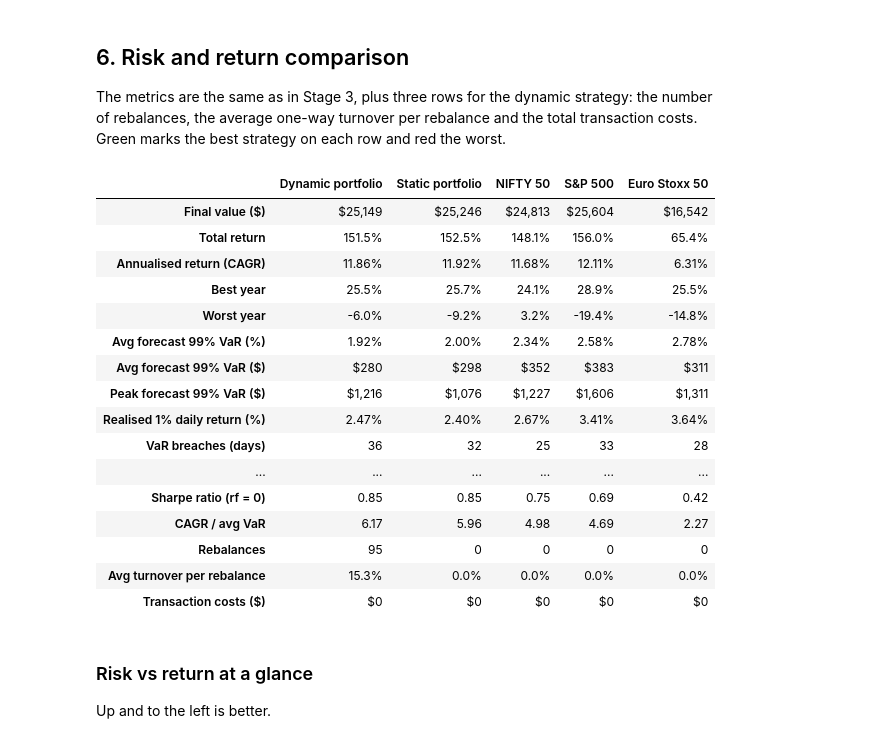
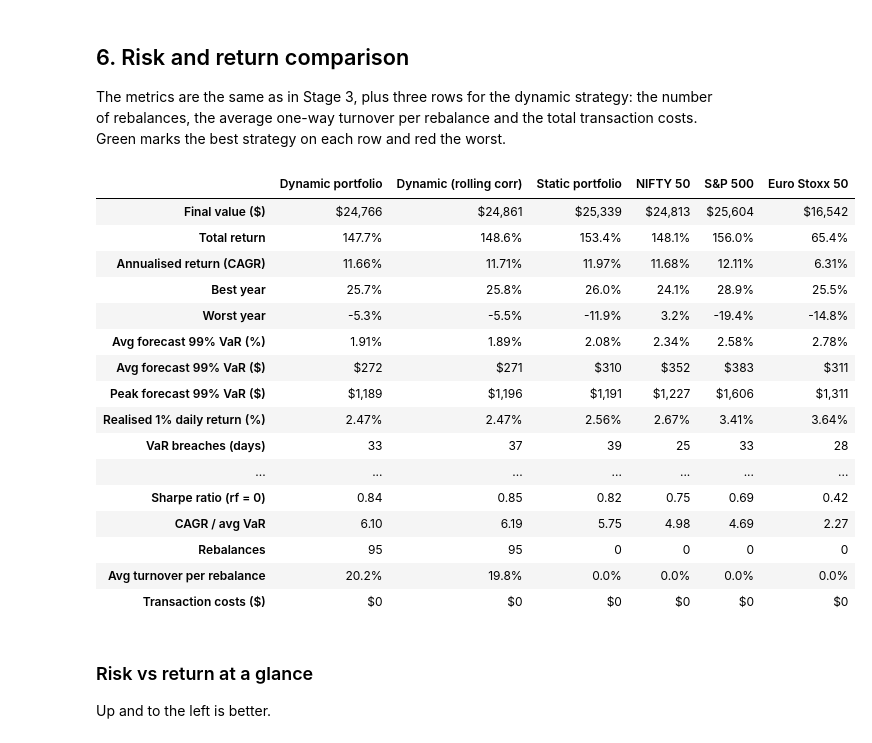
Before and after one commit to Akshay-Nagaraj/VaR-based-portfolio, a Jupyter notebook: dynamic-portfolio.ipynb, the cells around one changed output. Saved outputs shown, nothing was run; the diff lists cells and outputs as text; code cells hidden in the pictures.

Commit message:
additional changest o dynamic portfolio allocayion using dcc-garch models

```diff
--- a/dynamic-portfolio.ipynb
+++ b/dynamic-portfolio.ipynb
@@ -97,8 +98,9 @@ def fit_at(name, d):
         r = own_ret[name][own_ret[name].index <= d]
         res = arch_model(r, mean="Constant", vol="GARCH", p=1, o=1, q=1, dist="t").fit(disp="off")
         fixed = full_models[name].fix(res.params.values)
-        _cache[key] = {"params": res.params, "fixed": fixed,
-                       "z": (fixed.resid / fixed.conditional_volatility)[lambda s: s.index <= d]}
+        z_all = fixed.resid / fixed.conditional_volatility
+        _cache[key] = {"params": res.params, "fixed": fixed, "z_all": z_all,
+                       "z": z_all[z_all.index <= d]}
     return _cache[key]
 
 def own_last(name, d):
@@ -198,7 +281,7 @@ def rebalance_dates(freq):
 
 def run_strategy(freq=REBALANCE_FREQ, refit=REFIT_GARCH, target=TARGET_RETURN,
                  corr_window=CORR_WINDOW, return_window=RETURN_WINDOW,
-                 tc_bps=TRANSACTION_COST_BPS, fixed_weights=None):
+                 tc_bps=TRANSACTION_COST_BPS, fixed_weights=None, corr_model=CORR_MODEL):
     dates = rebalance_dates(freq)
     units, rows, log = None, [], []
     for k, d in enumerate(dates):
@@ -206,7 +289,7 @@ def run_strategy(freq=REBALANCE_FREQ, refit=REFIT_GARCH, target=TARGET_RETURN,
         days = P.index[(P.index > d) & (P.index <= end)]
         if len(days) == 0:
             continue
-        inp = planning_inputs(d, days, d if refit else last_train, corr_window, return_window)
+        inp = planning_inputs(d, days, d if refit else last_train, corr_window, return_window, corr_model)
 
         if fixed_weights is not None:
             w, feasible = np.asarray(fixed_weights, float), True
@@ -225,7 +308,9 @@ def run_strategy(freq=REBALANCE_FREQ, refit=REFIT_GARCH, target=TARGET_RETURN,
         units = V * w / px
         log.append({"date": d, **dict(zip(NAMES, w)), "feasible": feasible, "turnover": turnover,
                     "cost": cost, "value": V, "exp_return": w @ inp["mu_a"],
-                    "planned_VaR": port_var(w, inp), **{f"mu {n}": m for n, m in zip(NAMES, inp["mu_a"])}})
+                    "planned_VaR": port_var(w, inp), **{f"mu {n}": m for n, m in zip(NAMES, inp["mu_a"])},
+                    "dcc_a": inp["dcc"][0] if inp["dcc"] is not None else np.nan,
+                    "dcc_b": inp["dcc"][1] if inp["dcc"] is not None else np.nan})
 
         # one-step-ahead sigma / mu on each index's own days, mapped to the common calendar
         sig_t, mu_t = {}, {}
@@ -238,12 +323,22 @@ def run_strategy(freq=REBALANCE_FREQ, refit=REFIT_GARCH, target=TARGET_RETURN,
             mu_t[n] = np.where(is_open, m.reindex(days).ffill().values, 0.0)
         sig_t, mu_t = pd.DataFrame(sig_t, index=days), pd.DataFrame(mu_t, index=days)
 
+        # correlation matrix for each day of the period
+        if inp["dcc"] is not None:
+            a_, b_, Qbar_, Qn_ = inp["dcc"]
+            zall = pd.DataFrame({n: inp["fits"][n]["z_all"] for n in NAMES}).dropna()
+            zf = zall[(zall.index > d) & (zall.index <= end)]
+            Qseq = dcc_filter(zf.values, a_, b_, Qbar_, Q0=Qn_)
+            R_path = q_to_r(Qseq[np.searchsorted(zf.index.values, days.values, side="left")])
+        else:
+            R_path = np.broadcast_to(inp["R"], (len(days), 3, 3))
+
         hold = P.loc[days].values * units
         prev_hold = np.vstack([units * px, hold[:-1]])
         prev_val = prev_hold.sum(axis=1)
         w_t = prev_hold / prev_val[:, None]
         X = w_t * sig_t.values
-        pvar = np.einsum("ni,ij,nj->n", X, inp["R"], X)
+        pvar = np.einsum("ni,nij,nj->n", X, R_path, X)
         nu_t = w_t @ inp["NU"]
         var_pct = -((w_t * mu_t.values).sum(axis=1) - t_quantile(VAR_LEVEL, nu_t) * np.sqrt(pvar))
         val = hold.sum(axis=1)
@@ -252,6 +347,7 @@ def run_strategy(freq=REBALANCE_FREQ, refit=REFIT_GARCH, target=TARGET_RETURN,
             "ret_pct": 100 * (val / prev_val - 1), "log_ret_pct": 100 * np.log(val / prev_val),
             "VaR_pct": var_pct, "port_sigma": np.sqrt(pvar),
             **{f"w {n}": w_t[:, i] for i, n in enumerate(NAMES)},
+            "rho NIFTY-S&P": R_path[:, 0, 1], "rho NIFTY-Euro": R_path[:, 0, 2], "rho S&P-Euro": R_path[:, 1, 2],
         }, index=days))
         # costs reduce value at the rebalance itself; record against the first day of the period
         rows[-1].iloc[0, rows[-1].columns.get_loc("prev_value")] += cost
@@ -270,14 +367,21 @@ def run_strategy(freq=REBALANCE_FREQ, refit=REFIT_GARCH, target=TARGET_RETURN,
 * **Single indices:** 100% in each index, buy and hold.
 # %%
 dyn, dyn_log = run_strategy()
+alt_model = "rolling" if CORR_MODEL == "dcc" else "dcc"
+dyn_roll, dyn_roll_log = run_strategy(corr_model=alt_model)
 
-_static_inp = planning_inputs(last_train, test_idx, last_train, None, None)
+_static_inp = planning_inputs(last_train, test_idx, last_train, None, None, "rolling")
 static_w, _ = optimise(_static_inp, TARGET_RETURN)
-static, static_log = run_strategy(freq=None, refit=False, corr_window=None, fixed_weights=static_w)
+static, static_log = run_strategy(freq=None, refit=False, corr_window=None, fixed_weights=static_w,
+                                  corr_model="rolling")
 
-results = {"Dynamic portfolio": dyn, "Static portfolio": static}
+ALT_LABEL = "Dynamic (rolling corr)" if CORR_MODEL == "dcc" else "Dynamic (DCC corr)"
+COLORS.setdefault(ALT_LABEL, "mediumpurple")
+results = {"Dynamic portfolio": dyn, ALT_LABEL: dyn_roll, "Static portfolio": static}
+LOGS = {"Dynamic portfolio": dyn_log, ALT_LABEL: dyn_roll_log}
 for i, n in enumerate(NAMES):
-    results[n], _ = run_strategy(freq=None, refit=False, corr_window=None, fixed_weights=np.eye(3)[i])
+    results[n], _ = run_strategy(freq=None, refit=False, corr_window=None, fixed_weights=np.eye(3)[i],
+                                 corr_model="rolling")
 
 print(f"Rebalances: {len(dyn_log)}   "
       f"target infeasible on {(~dyn_log['feasible']).sum()} of them")
@@ -408,8 +549,7 @@ def metrics(df, log=None):
     }
     return m
 
-comparison = pd.DataFrame({label: metrics(df, dyn_log if label == "Dynamic portfolio" else None)
-                           for label, df in results.items()})
+comparison = pd.DataFrame({label: metrics(df, LOGS.get(label)) for label, df in results.items()})
 
 higher_better = {"Final value ($)", "Total return", "Annualised return (CAGR)", "Best year", "Worst year",
                  "Max drawdown", "Sharpe ratio (rf = 0)", "CAGR / avg VaR", "Kupiec p", "Christoffersen p"}
@@ -419,50 +559,50 @@ lower_better = {"Avg forecast 99% VaR (%)", "Avg forecast 99% VaR ($)", "Peak fo
 def highlight(row):
     if row.name in higher_better:
         best, worst = row.max(), row.min()
     elif row.name in lower_better:
         best, worst = row.min(), row.max()
     else:
         return [""] * len(row)
     return ["background-color: #d4edda; font-weight: bold" if np.isclose(v, best) else
             "background-color: #f8d7da" if np.isclose(v, worst) else "" for v in row]
 
 FMT = {
     "Final value ($)": "${:,.0f}", "Avg forecast 99% VaR ($)": "${:,.0f}", "Peak forecast 99% VaR ($)": "${:,.0f}",
     "Worst day ($)": "${:,.0f}", "Transaction costs ($)": "${:,.0f}",
     "Total return": "{:.1%}", "Annualised return (CAGR)": "{:.2%}", "Best year": "{:.1%}", "Worst year": "{:.1%}",
     "VaR breach rate": "{:.2%}", "Annualised volatility": "{:.1%}", "Max drawdown": "{:.1%}",
     "Avg turnover per rebalance": "{:.1%}",
     "Avg forecast 99% VaR (%)": "{:.2f}%", "Realised 1% daily return (%)": "{:.2f}%",
     "VaR breaches (days)": "{:.0f}", "Rebalances": "{:.0f}",
     "Kupiec p": "{:.3f}", "Christoffersen p": "{:.3f}", "Sharpe ratio (rf = 0)": "{:.2f}", "CAGR / avg VaR": "{:.2f}",
 }
 
 def show(table):
     sty = table.style.apply(highlight, axis=1)
     for row, f in FMT.items():
         if row in table.index:
             sty = sty.format(f, subset=pd.IndexSlice[row, :])
     return sty
 
 show(comparison)
 # %% [output]
-|  | Dynamic portfolio | Static portfolio | NIFTY 50 | S&P 500 | Euro Stoxx 50 |
-| Final value ($) | $25,149 | $25,246 | $24,813 | $25,604 | $16,542 |
-| Total return | 151.5% | 152.5% | 148.1% | 156.0% | 65.4% |
-| Annualised return (CAGR) | 11.86% | 11.92% | 11.68% | 12.11% | 6.31% |
-| Best year | 25.5% | 25.7% | 24.1% | 28.9% | 25.5% |
-| Worst year | -6.0% | -9.2% | 3.2% | -19.4% | -14.8% |
-| Avg forecast 99% VaR (%) | 1.92% | 2.00% | 2.34% | 2.58% | 2.78% |
-| Avg forecast 99% VaR ($) | $280 | $298 | $352 | $383 | $311 |
-| Peak forecast 99% VaR ($) | $1,216 | $1,076 | $1,227 | $1,606 | $1,311 |
-| Realised 1% daily return (%) | 2.47% | 2.40% | 2.67% | 3.41% | 3.64% |
-| VaR breaches (days) | 36 | 32 | 25 | 33 | 28 |
-| ... | ... | ... | ... | ... | ... |
-| Sharpe ratio (rf = 0) | 0.85 | 0.85 | 0.75 | 0.69 | 0.42 |
-| CAGR / avg VaR | 6.17 | 5.96 | 4.98 | 4.69 | 2.27 |
-| Rebalances | 95 | 0 | 0 | 0 | 0 |
-| Avg turnover per rebalance | 15.3% | 0.0% | 0.0% | 0.0% | 0.0% |
-| Transaction costs ($) | $0 | $0 | $0 | $0 | $0 |
+|  | Dynamic portfolio | Dynamic (rolling corr) | Static portfolio | NIFTY 50 | S&P 500 | Euro Stoxx 50 |
+| Final value ($) | $24,766 | $24,861 | $25,339 | $24,813 | $25,604 | $16,542 |
+| Total return | 147.7% | 148.6% | 153.4% | 148.1% | 156.0% | 65.4% |
+| Annualised return (CAGR) | 11.66% | 11.71% | 11.97% | 11.68% | 12.11% | 6.31% |
+| Best year | 25.7% | 25.8% | 26.0% | 24.1% | 28.9% | 25.5% |
+| Worst year | -5.3% | -5.5% | -11.9% | 3.2% | -19.4% | -14.8% |
+| Avg forecast 99% VaR (%) | 1.91% | 1.89% | 2.08% | 2.34% | 2.58% | 2.78% |
+| Avg forecast 99% VaR ($) | $272 | $271 | $310 | $352 | $383 | $311 |
+| Peak forecast 99% VaR ($) | $1,189 | $1,196 | $1,191 | $1,227 | $1,606 | $1,311 |
+| Realised 1% daily return (%) | 2.47% | 2.47% | 2.56% | 2.67% | 3.41% | 3.64% |
+| VaR breaches (days) | 33 | 37 | 39 | 25 | 33 | 28 |
+| ... | ... | ... | ... | ... | ... | ... |
+| Sharpe ratio (rf = 0) | 0.84 | 0.85 | 0.82 | 0.75 | 0.69 | 0.42 |
+| CAGR / avg VaR | 6.10 | 6.19 | 5.75 | 4.98 | 4.69 | 2.27 |
+| Rebalances | 95 | 95 | 0 | 0 | 0 | 0 |
+| Avg turnover per rebalance | 20.2% | 19.8% | 0.0% | 0.0% | 0.0% | 0.0% |
+| Transaction costs ($) | $0 | $0 | $0 | $0 | $0 | $0 |
 # %% [markdown]
 ### Risk vs return at a glance
 
```
Also changed, not shown: parts of 23 cells of this notebook, 3 other files.
